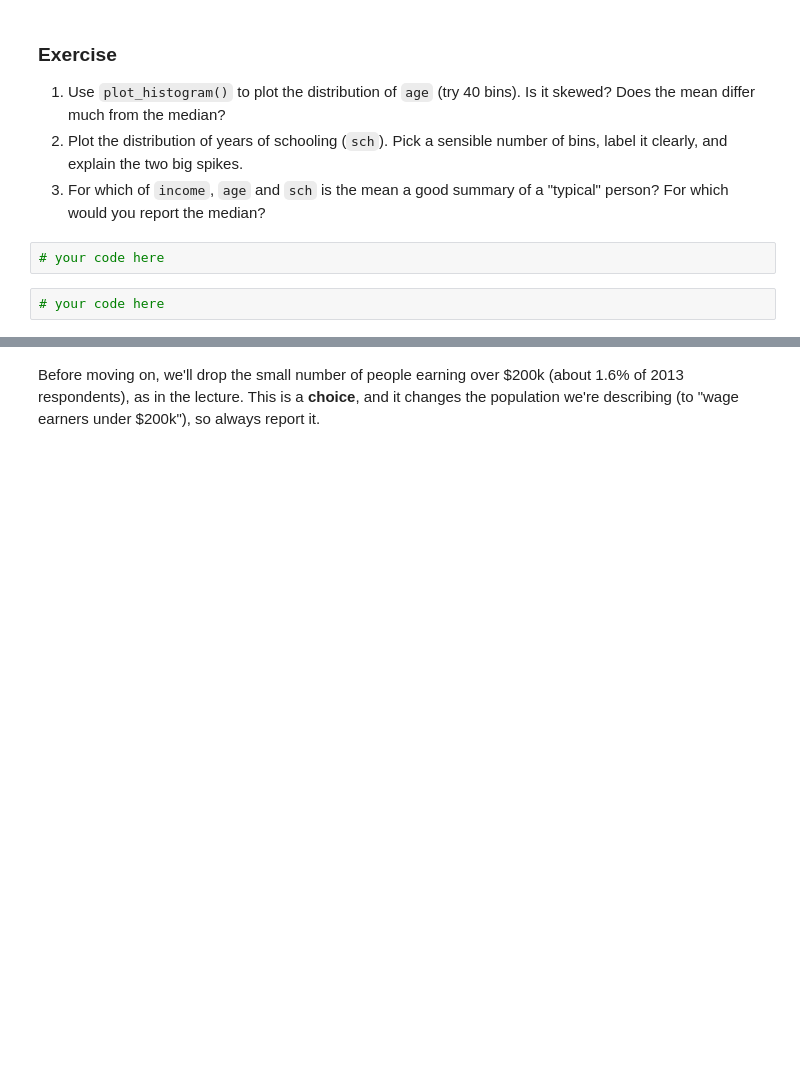
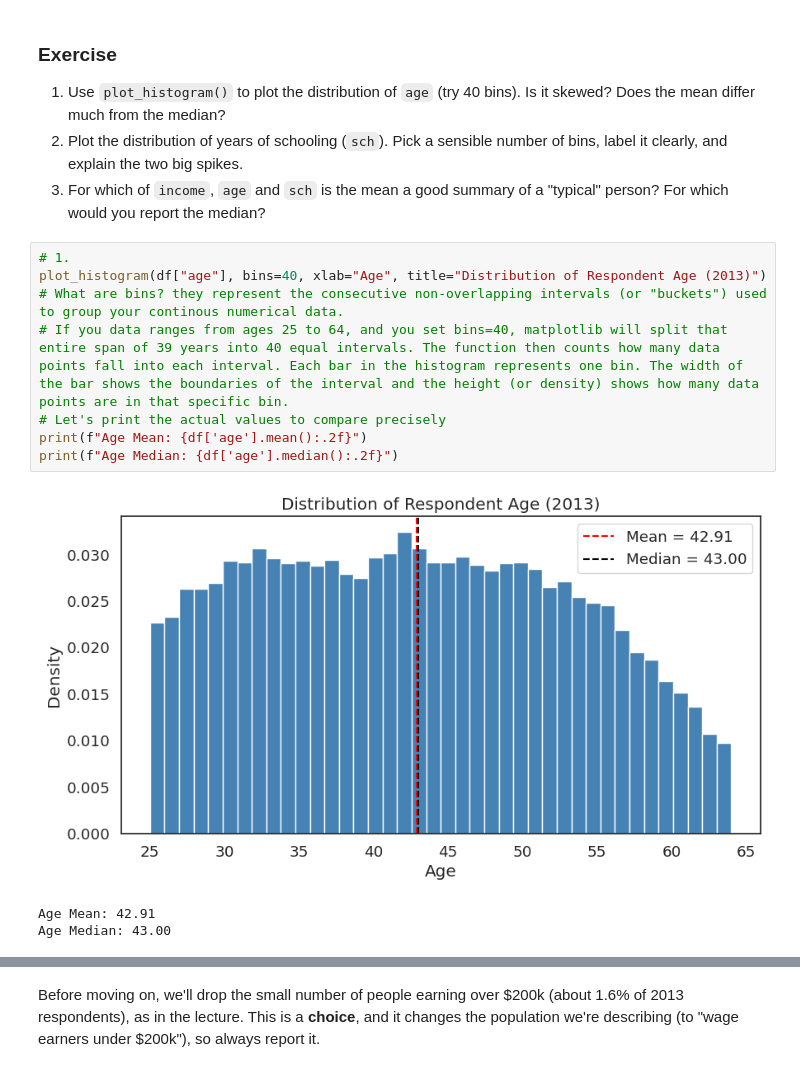
Before and after one commit to AlexiaNabok28/QM2, a Jupyter notebook: notebooks/W05. Distributions and Basic Statistics.ipynb, the cells around one changed output, grey strips where cells are left out. Drawn from its saved outputs; the diff is of its cells as text; blank space fills up the shorter version.

```diff
--- a/notebooks/W05. Distributions and Basic Statistics.ipynb
+++ b/notebooks/W05. Distributions and Basic Statistics.ipynb
@@ -306,7 +332,15 @@ plt.legend(); plt.show()
 1. Use `plot_histogram()` to plot the distribution of `age` (try 40 bins). Is it skewed? Does the mean differ much from the median?
 2. Plot the distribution of years of schooling (`sch`). Pick a sensible number of bins, label it clearly, and explain the two big spikes.
 3. For which of `income`, `age` and `sch` is the mean a good summary of a "typical" person? For which would you report the median?
-# %%
-# your code here
-# %%
-# your code here
+# %%
+# 1.
+plot_histogram(df["age"], bins=40, xlab="Age", title="Distribution of Respondent Age (2013)")
+# What are bins? they represent the consecutive non-overlapping intervals (or "buckets") used to group your continous numerical data.
+# If you data ranges from ages 25 to 64, and you set bins=40, matplotlib will split that entire span of 39 years into 40 equal intervals. The function then counts how many data points fall into each interval. Each bar in the histogram represents one bin. The width of the bar shows the boundaries of the interval and the height (or density) shows how many data points are in that specific bin.
+# Let's print the actual values to compare precisely
+print(f"Age Mean: {df['age'].mean():.2f}")
+print(f"Age Median: {df['age'].median():.2f}")
+# %% [output]
+[figure, added]
+Age Mean: 42.91
+Age Median: 43.00
```
Also changed, not shown: parts of 22 cells of this notebook.
